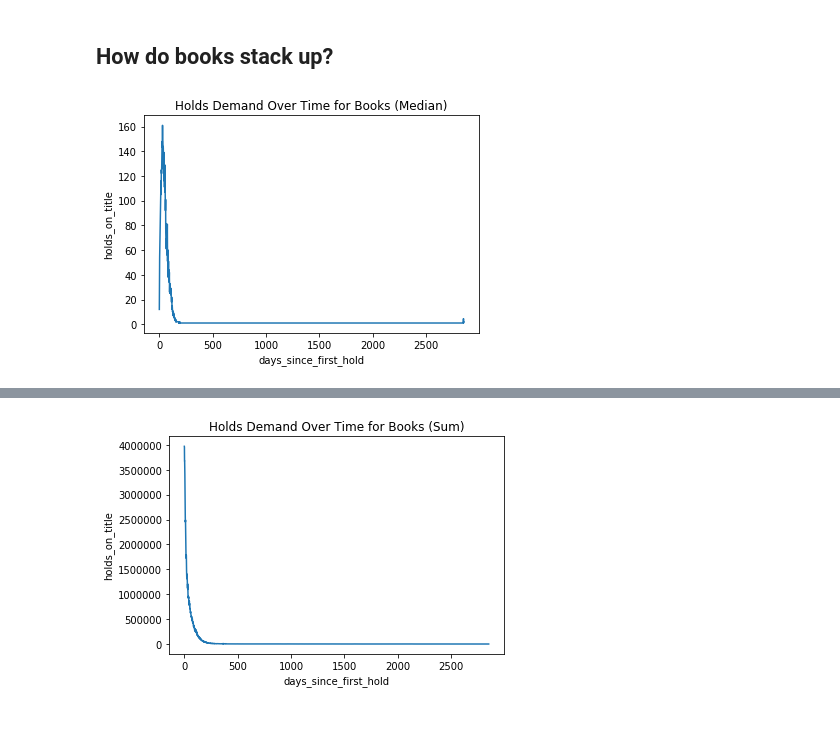
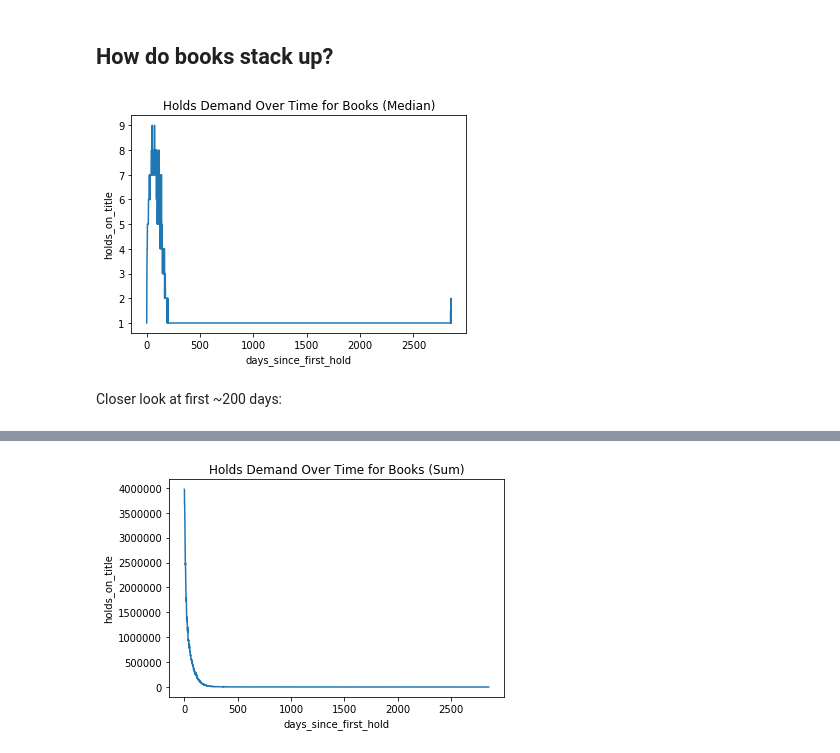
Before and after one commit to hannah-rauh/SI485, a Jupyter notebook: AADL.ipynb, the cells around one changed output, grey strips where cells are left out. Cells and saved outputs as stored; diff of their text form; code cells hidden in the pictures; blank space fills up the shorter version.

```diff
--- a/AADL.ipynb
+++ b/AADL.ipynb
@@ -991,12 +1015,14 @@ As expected when utilizing sum the most anticipated period for the 3 tested mate
 # %%
 books_updated = df_with_first_hold[df_with_first_hold['mat'] == 'a']
 # %%
-dvd_agg = dvds_updated.groupby('days_since_first_hold')\
-                      .agg({'holds_on_title':'median'})\
-                      .reset_index()\
-                      .sort_values('days_since_first_hold', ascending = True)
+books_agg = books_updated.groupby('days_since_first_hold')\
+                         .agg({'holds_on_title':'median'})\
+                         .reset_index()\
+                         .sort_values('days_since_first_hold', ascending = True)
 # %%
-ax = sns.lineplot(x="days_since_first_hold", y="holds_on_title", data=dvd_agg);
+ax = sns.lineplot(x="days_since_first_hold", y="holds_on_title", data=books_agg);
 ax.set_title('Holds Demand Over Time for Books (Median)');
 # %% [output]
-[figure, old version]
+[figure, new version]
+# %% [markdown]
+Closer look at first ~200 days:
```
Also changed, not shown: parts of 15 cells of this notebook.
